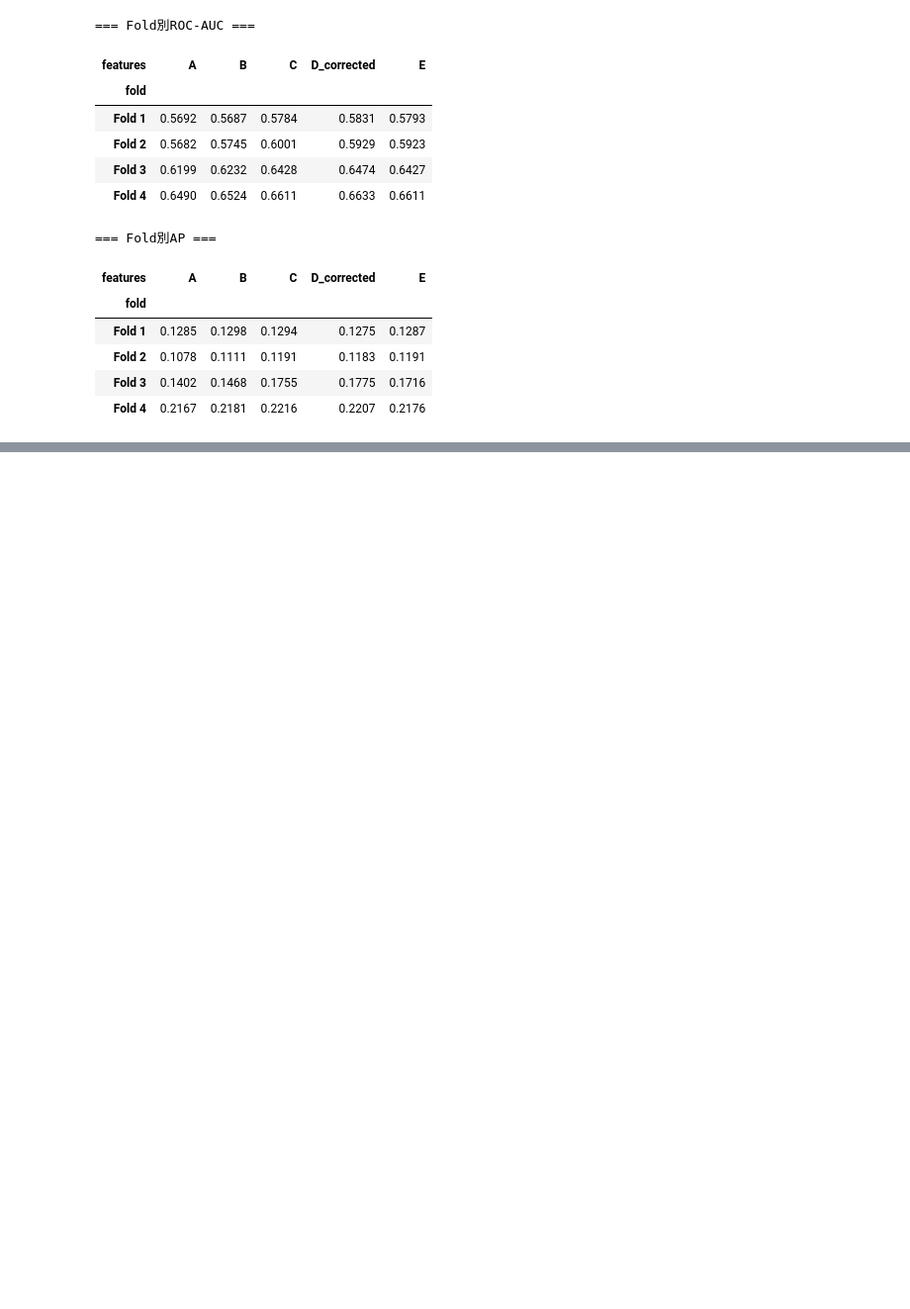
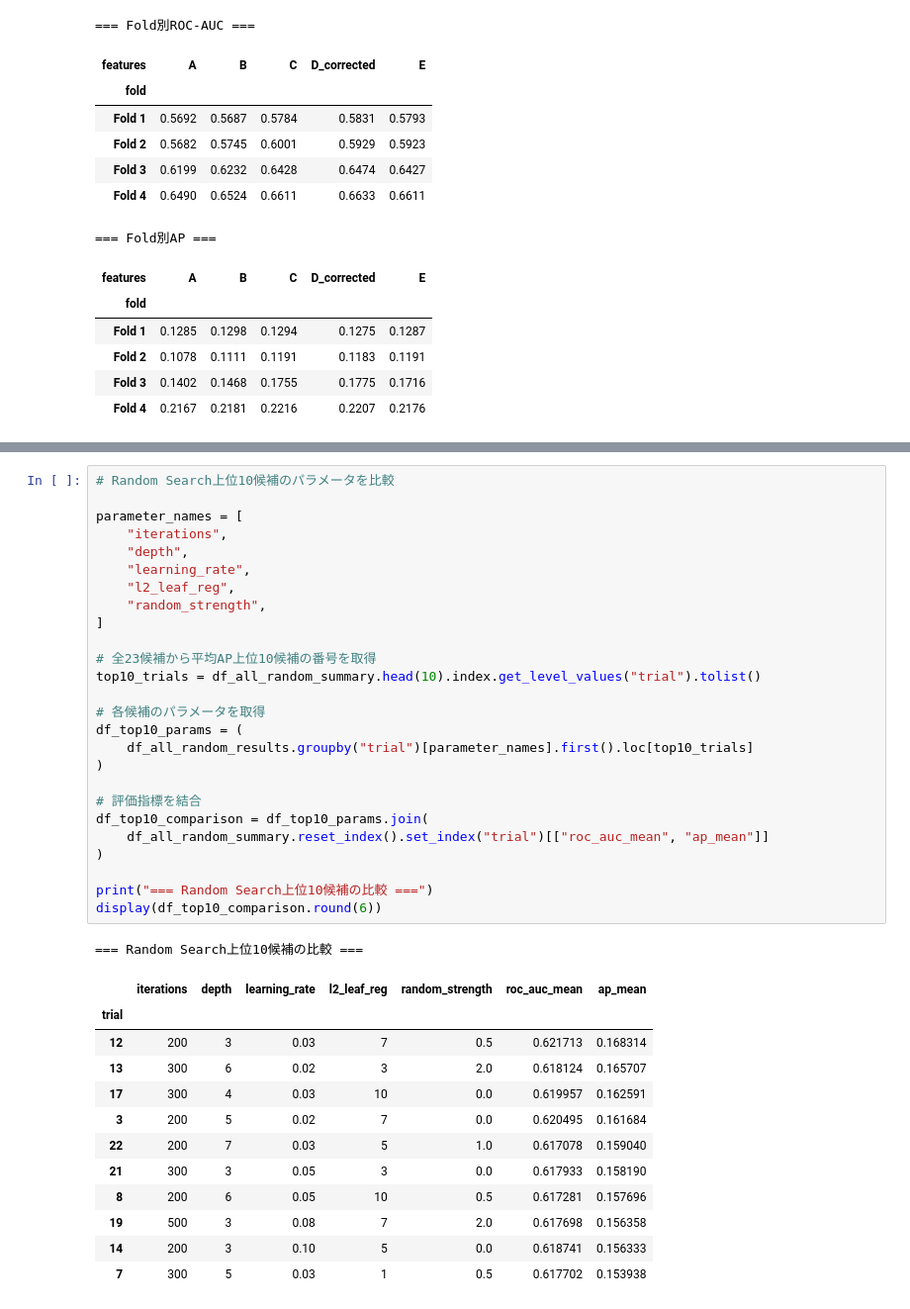
Before and after one commit to RyoShimoda/AWS_Python_data_analysis, a Jupyter notebook: notebooks/13_low_review_model_comparison.ipynb, the cells around one changed output, grey strips where cells are left out. Shown at 99% size. Cells and saved outputs as stored; diff of their text form; blank space fills up the shorter version.

```diff
--- a/notebooks/13_low_review_model_comparison.ipynb
+++ b/notebooks/13_low_review_model_comparison.ipynb
@@ -2731,0 +3363,40 @@ display(
+# %%
+# Random Search上位10候補のパラメータを比較
+
+parameter_names = [
+    "iterations",
+    "depth",
+    "learning_rate",
+    "l2_leaf_reg",
+    "random_strength",
+]
+
+# 全23候補から平均AP上位10候補の番号を取得
+top10_trials = df_all_random_summary.head(10).index.get_level_values("trial").tolist()
+
+# 各候補のパラメータを取得
+df_top10_params = (
+    df_all_random_results.groupby("trial")[parameter_names].first().loc[top10_trials]
+)
+
+# 評価指標を結合
+df_top10_comparison = df_top10_params.join(
+    df_all_random_summary.reset_index().set_index("trial")[["roc_auc_mean", "ap_mean"]]
+)
+
+print("=== Random Search上位10候補の比較 ===")
+display(df_top10_comparison.round(6))
+# %% [output]
+=== Random Search上位10候補の比較 ===
+|  | iterations | depth | learning_rate | l2_leaf_reg | random_strength | roc_auc_mean | ap_mean |
+| trial |  |  |  |  |  |  |  |
+| 12 | 200 | 3 | 0.03 | 7 | 0.5 | 0.621713 | 0.168314 |
+| 13 | 300 | 6 | 0.02 | 3 | 2.0 | 0.618124 | 0.165707 |
+| 17 | 300 | 4 | 0.03 | 10 | 0.0 | 0.619957 | 0.162591 |
+| 3 | 200 | 5 | 0.02 | 7 | 0.0 | 0.620495 | 0.161684 |
+| 22 | 200 | 7 | 0.03 | 5 | 1.0 | 0.617078 | 0.159040 |
+| 21 | 300 | 3 | 0.05 | 3 | 0.0 | 0.617933 | 0.158190 |
+| 8 | 200 | 6 | 0.05 | 10 | 0.5 | 0.617281 | 0.157696 |
+| 19 | 500 | 3 | 0.08 | 7 | 2.0 | 0.617698 | 0.156358 |
+| 14 | 200 | 3 | 0.10 | 5 | 0.0 | 0.618741 | 0.156333 |
+| 7 | 300 | 5 | 0.03 | 1 | 0.5 | 0.617702 | 0.153938 |
```
Also changed, not shown: parts of 18 cells of this notebook, 1 other file.
